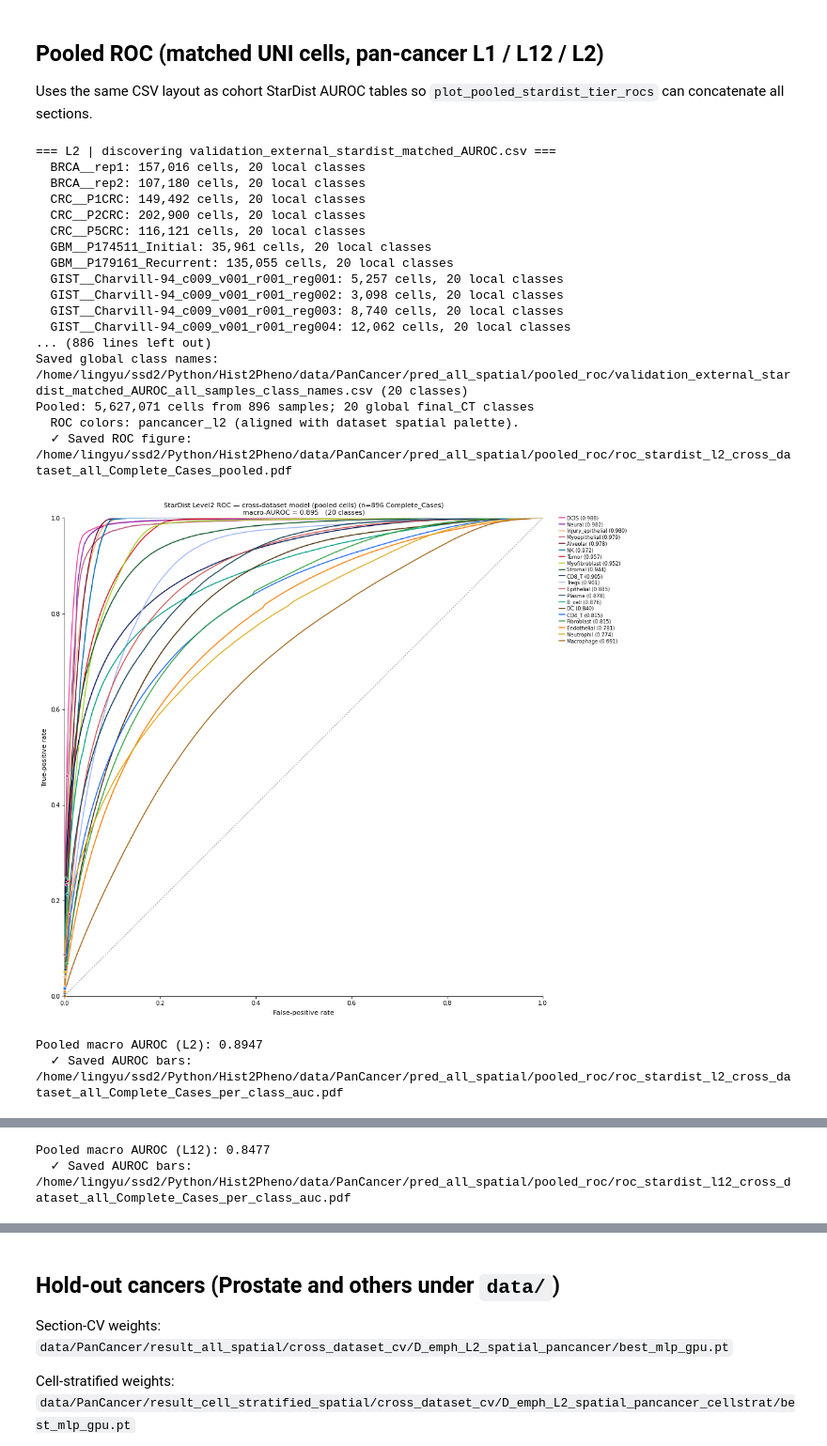
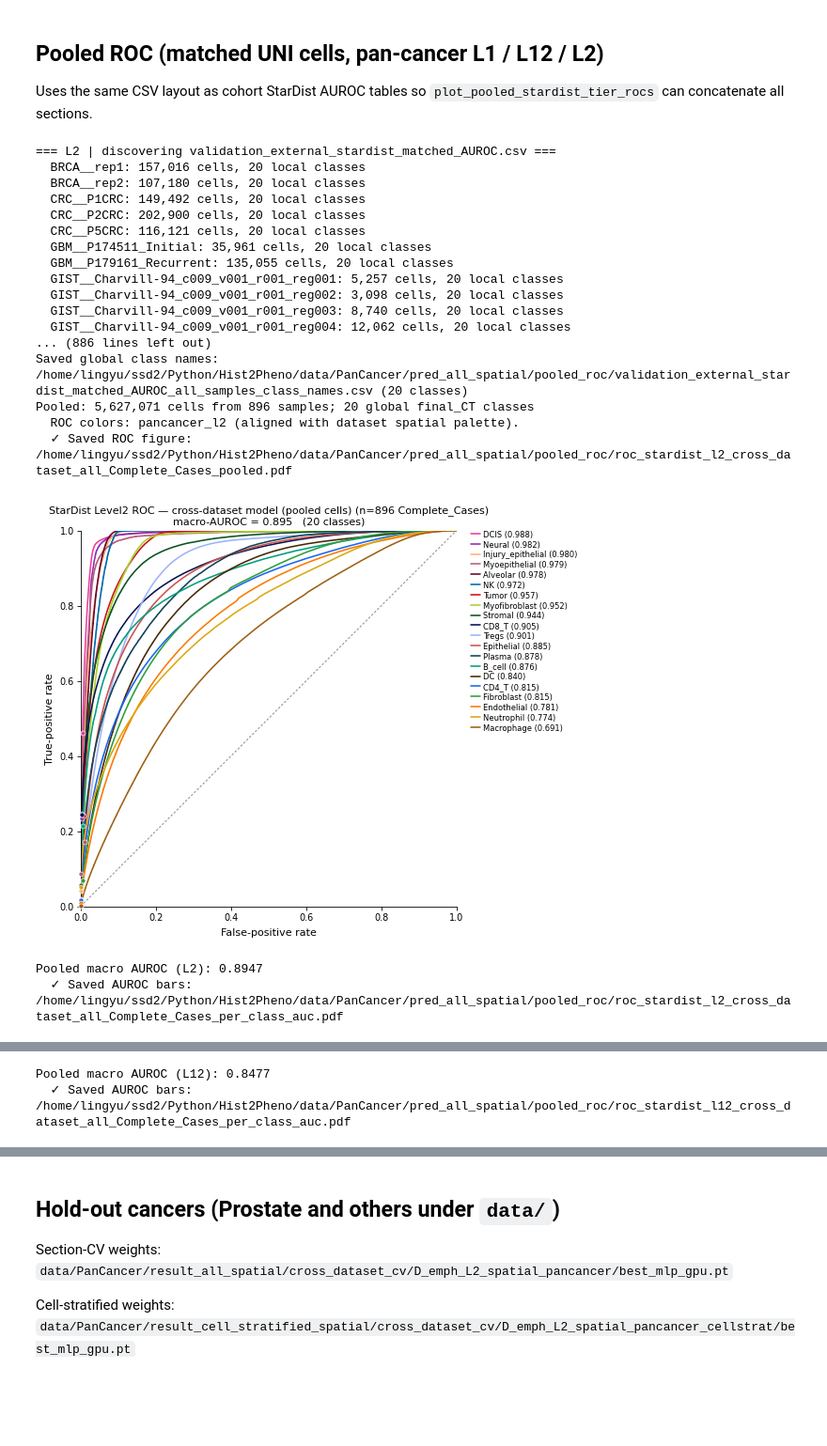
Before and after one commit to LingyuLi-math/Hist2Pheno, a Jupyter notebook: code/PanCancer/Pred_statistic_visual_pancancer_all.ipynb, the cells around one changed output, grey strips where cells are left out. Shown at 94% size. Drawn from its saved outputs; the diff is of its cells as text; code cells hidden in the pictures; blank space fills up the shorter version.

```diff
--- a/code/PanCancer/Pred_statistic_visual_pancancer_all.ipynb
+++ b/code/PanCancer/Pred_statistic_visual_pancancer_all.ipynb
@@ -86,35 +86,35 @@ results = plot_pooled_stardist_tier_rocs(
     ROC_ROOT,
     OUT,
     tiers=("l2", "l12", "l1"),
     layout="pooled_stardist",
     pan_organ="pancancer",
-    figsize=(8.0, 8.0),
+    figsize=(4.0, 4.0),
     show_barplot=True,
     save_per_class_csv=True,
     show=True,
 )
 for tier, rec in results.items():
     info = rec.get("roc_info") or {}
     print(f"pooled {tier.upper()} macro AUROC = {info.get('macro_auc', float('nan')):.4f}")
 # %% [output]
 === L2 | discovering validation_external_stardist_matched_AUROC.csv ===
   BRCA__rep1: 157,016 cells, 20 local classes
   BRCA__rep2: 107,180 cells, 20 local classes
   CRC__P1CRC: 149,492 cells, 20 local classes
   CRC__P2CRC: 202,900 cells, 20 local classes
   CRC__P5CRC: 116,121 cells, 20 local classes
   GBM__P174511_Initial: 35,961 cells, 20 local classes
   GBM__P179161_Recurrent: 135,055 cells, 20 local classes
   GIST__Charvill-94_c009_v001_r001_reg001: 5,257 cells, 20 local classes
   GIST__Charvill-94_c009_v001_r001_reg002: 3,098 cells, 20 local classes
   GIST__Charvill-94_c009_v001_r001_reg003: 8,740 cells, 20 local classes
   GIST__Charvill-94_c009_v001_r001_reg004: 12,062 cells, 20 local classes
 ... (886 lines left out)
 Saved global class names: /home/lingyu/ssd2/Python/Hist2Pheno/data/PanCancer/pred_all_spatial/pooled_roc/validation_external_stardist_matched_AUROC_all_samples_class_names.csv (20 classes)
 Pooled: 5,627,071 cells from 896 samples; 20 global final_CT classes
   ROC colors: pancancer_l2 (aligned with dataset spatial palette).
   ✓ Saved ROC figure: /home/lingyu/ssd2/Python/Hist2Pheno/data/PanCancer/pred_all_spatial/pooled_roc/roc_stardist_l2_cross_dataset_all_Complete_Cases_pooled.pdf
-[figure, old version]
+[figure, new version]
 Pooled macro AUROC (L2): 0.8947
   ✓ Saved AUROC bars: /home/lingyu/ssd2/Python/Hist2Pheno/data/PanCancer/pred_all_spatial/pooled_roc/roc_stardist_l2_cross_dataset_all_Complete_Cases_per_class_auc.pdf
 [figure]
```
Also changed, not shown: parts of 1 cell of this notebook, 29 other files.
